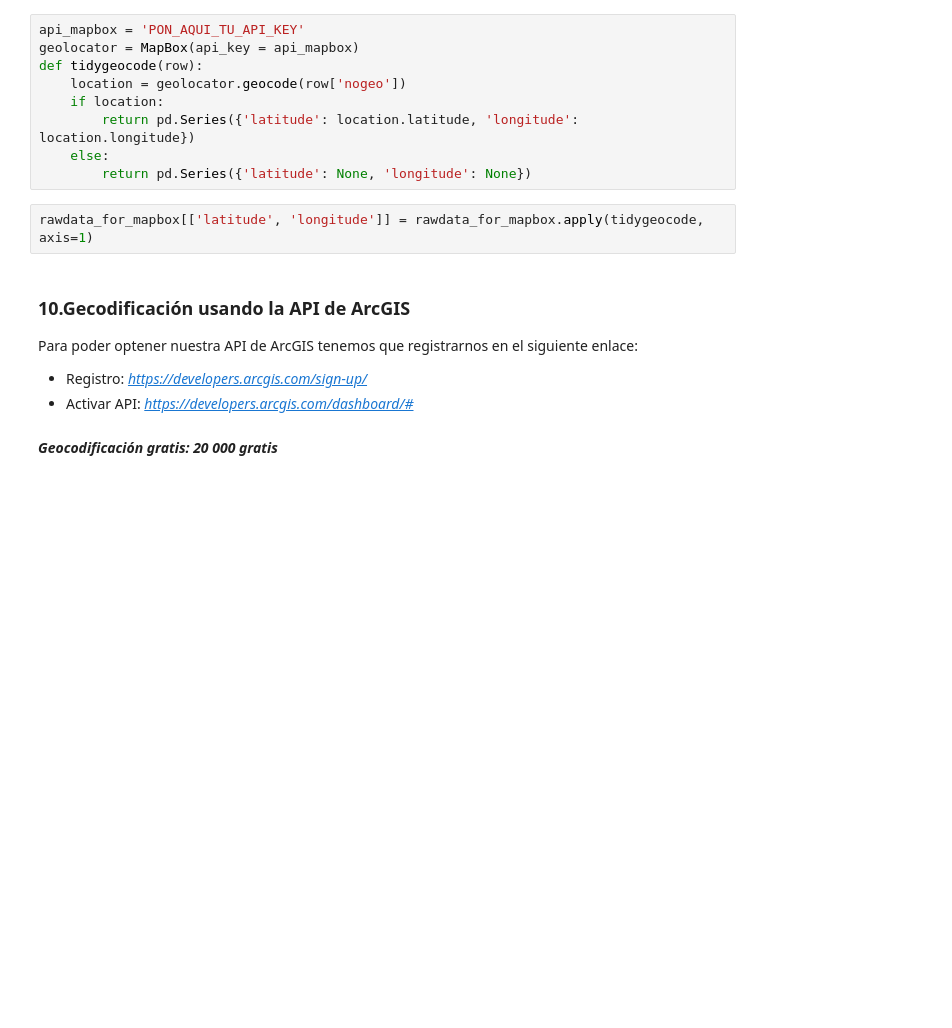
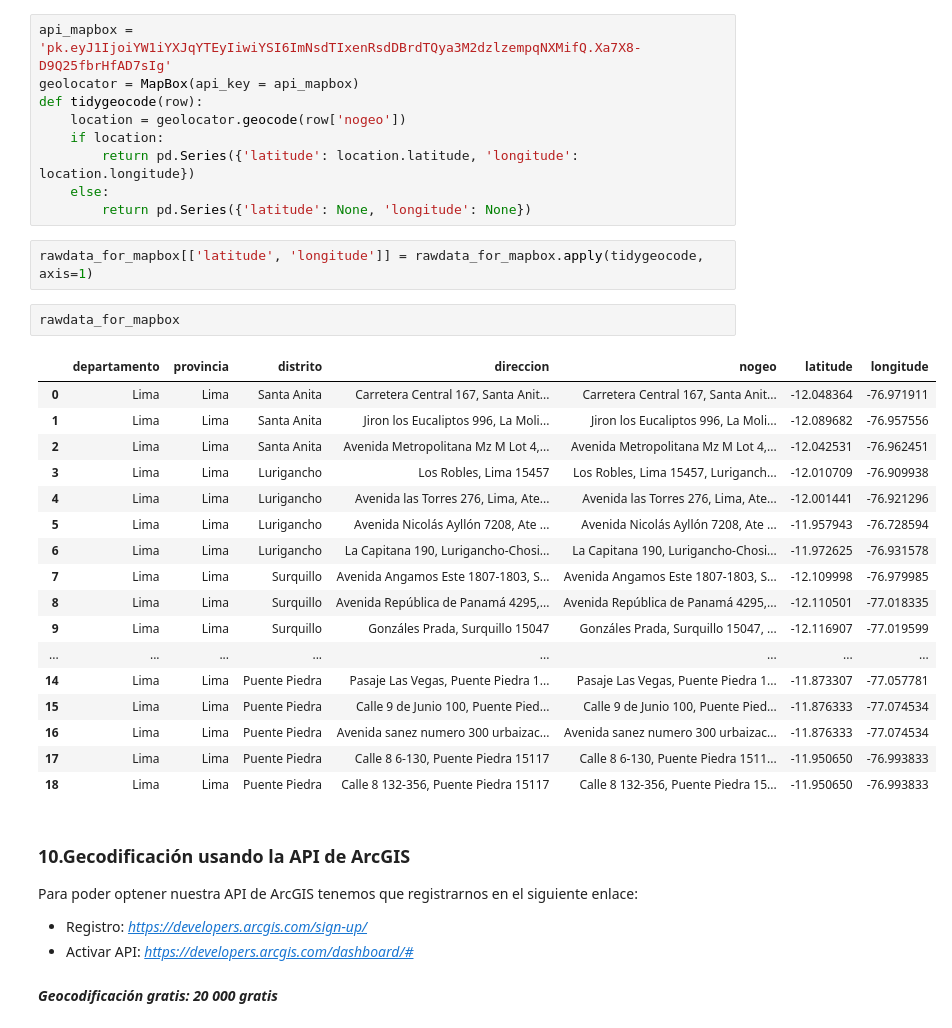
Before and after one commit to geografope/geocodificacion-con-python, a Jupyter notebook: geocoding.ipynb, the cells around one changed output. Saved outputs shown, nothing was run; the diff lists cells and outputs as text; blank space fills up the shorter version.

```diff
--- a/geocoding.ipynb
+++ b/geocoding.ipynb
@@ -117,7 +128,7 @@ Para poder optener nuestra API de MapBox tenemos que registrarnos en el siguient
 
 #### *Geocodificación gratis: 100 000 al mes*
 # %%
-api_mapbox = 'PON_AQUI_TU_API_KEY'
+api_mapbox = 'pk.eyJ1IjoiYW1iYXJqYTEyIiwiYSI6ImNsdTIxenRsdDBrdTQya3M2dzlzempqNXMifQ.Xa7X8-D9Q25fbrHfAD7sIg'
 geolocator = MapBox(api_key = api_mapbox)
 def tidygeocode(row):
     location = geolocator.geocode(row['nogeo'])
@@ -127,6 +138,26 @@ def tidygeocode(row):
         return pd.Series({'latitude': None, 'longitude': None})
 # %%
 rawdata_for_mapbox[['latitude', 'longitude']] = rawdata_for_mapbox.apply(tidygeocode, axis=1)
+# %%
+rawdata_for_mapbox
+# %% [output]
+|  | departamento | provincia | distrito | direccion | nogeo | latitude | longitude |
+| 0 | Lima | Lima | Santa Anita | Carretera Central 167, Santa Anit... | Carretera Central 167, Santa Anit... | -12.048364 | -76.971911 |
+| 1 | Lima | Lima | Santa Anita | Jiron los Eucaliptos 996, La Moli... | Jiron los Eucaliptos 996, La Moli... | -12.089682 | -76.957556 |
+| 2 | Lima | Lima | Santa Anita | Avenida Metropolitana Mz M Lot 4,... | Avenida Metropolitana Mz M Lot 4,... | -12.042531 | -76.962451 |
+| 3 | Lima | Lima | Lurigancho | Los Robles, Lima 15457 | Los Robles, Lima 15457, Luriganch... | -12.010709 | -76.909938 |
+| 4 | Lima | Lima | Lurigancho | Avenida las Torres 276, Lima, Ate... | Avenida las Torres 276, Lima, Ate... | -12.001441 | -76.921296 |
+| 5 | Lima | Lima | Lurigancho | Avenida Nicolás Ayllón 7208, Ate ... | Avenida Nicolás Ayllón 7208, Ate ... | -11.957943 | -76.728594 |
+| 6 | Lima | Lima | Lurigancho | La Capitana 190, Lurigancho-Chosi... | La Capitana 190, Lurigancho-Chosi... | -11.972625 | -76.931578 |
+| 7 | Lima | Lima | Surquillo | Avenida Angamos Este 1807-1803, S... | Avenida Angamos Este 1807-1803, S... | -12.109998 | -76.979985 |
+| 8 | Lima | Lima | Surquillo | Avenida República de Panamá 4295,... | Avenida República de Panamá 4295,... | -12.110501 | -77.018335 |
+| 9 | Lima | Lima | Surquillo | Gonzáles Prada, Surquillo 15047 | Gonzáles Prada, Surquillo 15047, ... | -12.116907 | -77.019599 |
+| ... | ... | ... | ... | ... | ... | ... | ... |
+| 14 | Lima | Lima | Puente Piedra | Pasaje Las Vegas, Puente Piedra 1... | Pasaje Las Vegas, Puente Piedra 1... | -11.873307 | -77.057781 |
+| 15 | Lima | Lima | Puente Piedra | Calle 9 de Junio 100, Puente Pied... | Calle 9 de Junio 100, Puente Pied... | -11.876333 | -77.074534 |
+| 16 | Lima | Lima | Puente Piedra | Avenida sanez numero 300 urbaizac... | Avenida sanez numero 300 urbaizac... | -11.876333 | -77.074534 |
+| 17 | Lima | Lima | Puente Piedra | Calle 8 6-130, Puente Piedra 15117 | Calle 8 6-130, Puente Piedra 1511... | -11.950650 | -76.993833 |
+| 18 | Lima | Lima | Puente Piedra | Calle 8 132-356, Puente Piedra 15117 | Calle 8 132-356, Puente Piedra 15... | -11.950650 | -76.993833 |
 # %% [markdown]
 ### **10.Gecodificación usando la API de ArcGIS**
 Para poder optener nuestra API de ArcGIS tenemos que registrarnos en el siguiente enlace:
```
Also changed, not shown: parts of 5 cells of this notebook.
